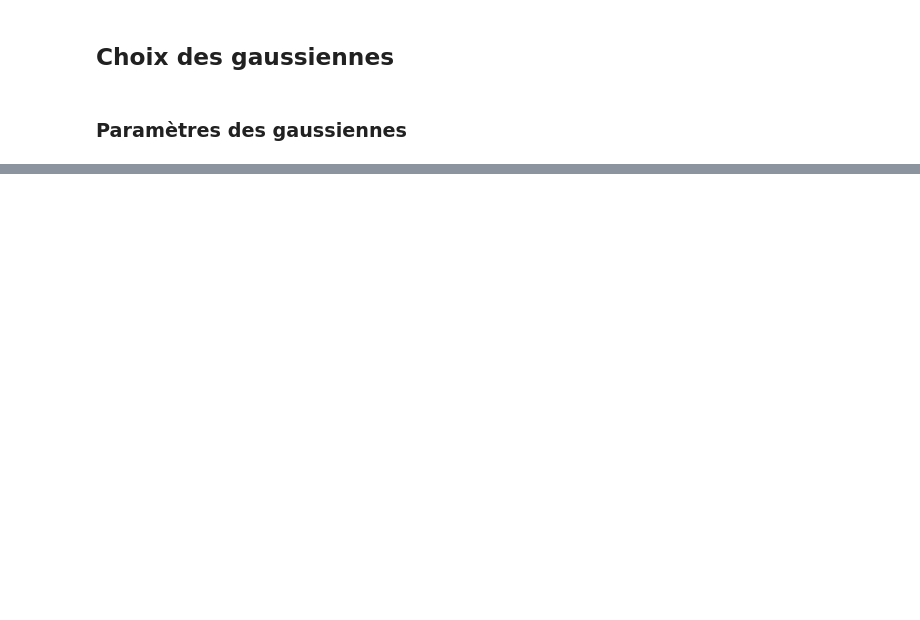
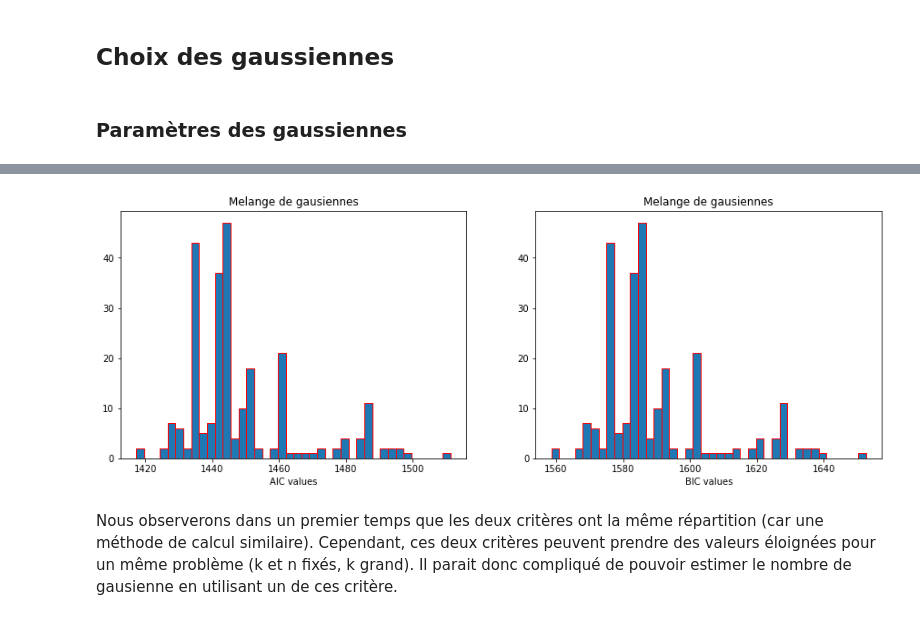
Before and after one commit to LoanSarazin/sdia-estimation, a Jupyter notebook: TP2/Galaxies_SARAZIN.ipynb, the cells around one changed output, grey strips where cells are left out. Saved outputs shown, nothing was run; the diff lists cells and outputs as text; code cells hidden in the pictures; blank space fills up the shorter version.

```diff
--- a/TP2/Galaxies_SARAZIN.ipynb
+++ b/TP2/Galaxies_SARAZIN.ipynb
@@ -271,0 +318,24 @@ plt.show()
+# %%
+# Checking AIC and BIC values for the same number of gaussians
+AIC, BIC = [], []
+for i in range(250) :
+    gm = GaussianMixture(n_components=20, covariance_type='full').fit(velocity.reshape(-1, 1))
+    AIC.append(gm.aic(velocity.reshape(-1, 1)))
+    BIC.append(gm.bic(velocity.reshape(-1, 1)))
+# %%
+# plotting the two histograms
+plt.figure(figsize=(15, 5))
+plt.subplot(121)
+plt.hist(AIC, bins = 40, edgecolor = "red")
+plt.title('Melange de gausiennes')
+plt.xlabel('AIC values')
+
+plt.subplot(122)
+plt.hist(BIC, bins = 40, edgecolor = "red")
+plt.title('Melange de gausiennes')
+plt.xlabel('BIC values')
+plt.show()
+# %% [output]
+[figure, added]
+# %% [markdown]
+Nous observerons dans un premier temps que les deux critères ont la même répartition (car une méthode de calcul similaire). Cependant, ces deux critères peuvent prendre des valeurs éloignées pour un même problème (k et n fixés, k grand). Il parait donc compliqué de pouvoir estimer le nombre de gausienne en utilisant un de ces critère.
```
Also changed, not shown: parts of 22 cells of this notebook.
